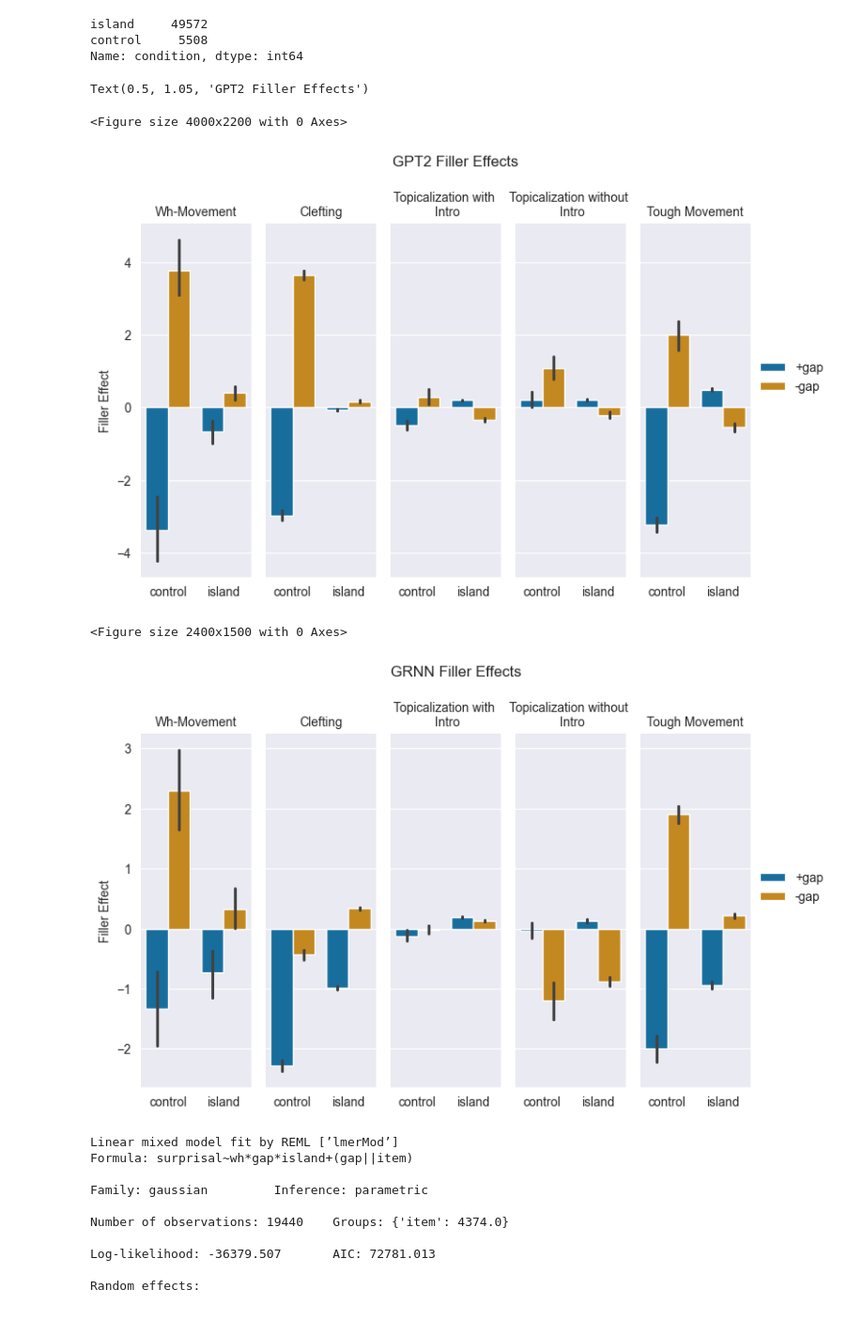
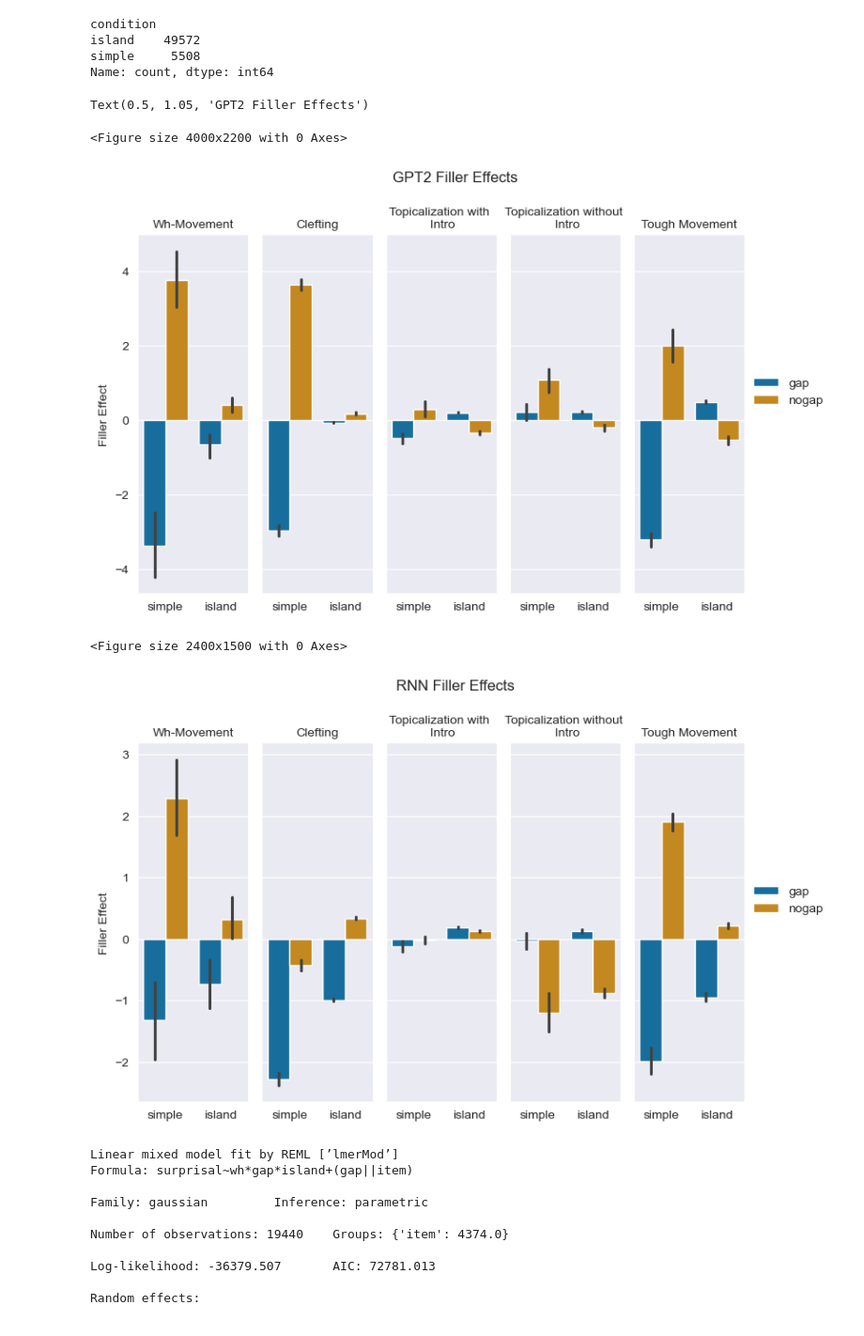
Before and after one commit to umd-psycholing/lm-syntactic-generalization, a Jupyter notebook: simple_cfg_analysis.ipynb, the cells around one changed output. Shown at 94% size. Saved outputs shown, nothing was run; the diff lists cells and outputs as text; code cells hidden in the pictures.

```diff
--- a/simple_cfg_analysis.ipynb
+++ b/simple_cfg_analysis.ipynb
@@ -22,7 +30,7 @@ for model in models:
         control_tuples = corpus_from_json(control_filename, is_tuples = True)
         island_tuples = corpus_from_json(island_filename, is_tuples = True)
         all_island_effects += island_effects_for_model(model, control_tuples, island_tuples, construction)
-        all_island_surprisals += island_surprisals("control", control_tuples, model, construction)
+        all_island_surprisals += island_surprisals("simple", control_tuples, model, construction)
         all_island_surprisals += island_surprisals("island", island_tuples, model, construction)
 
 grnn_cnp_control = corpus_from_json("grammar_outputs/wilcox_replication/island_cnp_obj_grnn.json", is_tuples = True)
@@ -37,9 +45,10 @@ all_island_surprisals = pd.DataFrame(all_island_surprisals)
 # %%
 pd.DataFrame(all_island_effects)['condition'].value_counts()
 # %% [output]
-island     49572
-control     5508
-Name: condition, dtype: int64
+condition
+island    49572
+simple     5508
+Name: count, dtype: int64
 # %%
 construction_map = {
     "wh_movement": "Wh-Movement",
@@ -63,20 +72,20 @@ plt.suptitle("GPT2 Filler Effects", y = 1.05)
 # %% [output]
 Text(0.5, 1.05, 'GPT2 Filler Effects')
 <Figure size 4000x2200 with 0 Axes>
-[figure, old version]
+[figure, new version]
 # %%
 grnn = island_effects[island_effects['model'] == 'grnn']
 plt.figure(figsize=(24, 15))
 g = sns.catplot(x="condition", y="wh_effect", hue="gap", data=grnn, kind="bar", col = "construction",
             estimator="mean", aspect = 0.3)
 g.set_titles(template='{col_name}')
 g.set_axis_labels("", "Filler Effect")
 g.legend.set_title("")
-plt.suptitle("GRNN Filler Effects", y = 1.05)
+plt.suptitle("RNN Filler Effects", y = 1.05)
 plt.savefig("figures/grnn_expt1.png")
 # %% [output]
 <Figure size 2400x1500 with 0 Axes>
-[figure, old version]
+[figure, new version]
 # %%
 island_formula = "surprisal~wh*gap*island+(gap||item)"
 effects = interaction_effects(island_formula, constructions, models, all_island_surprisals)
```
Also changed, not shown: parts of 1 cell of this notebook, 2 other files.
